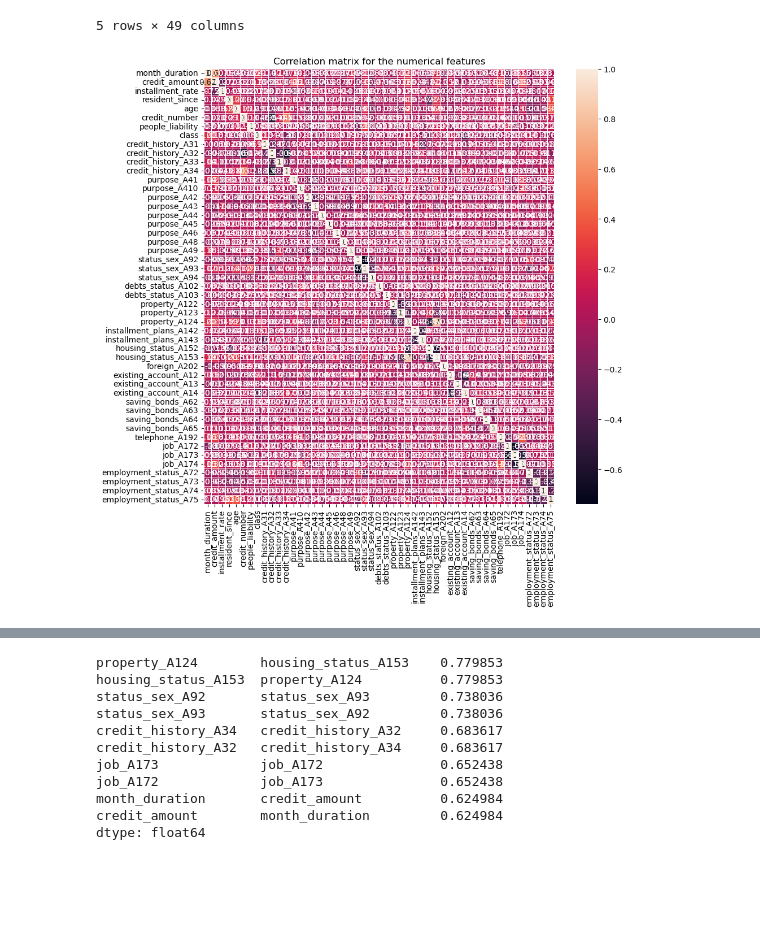
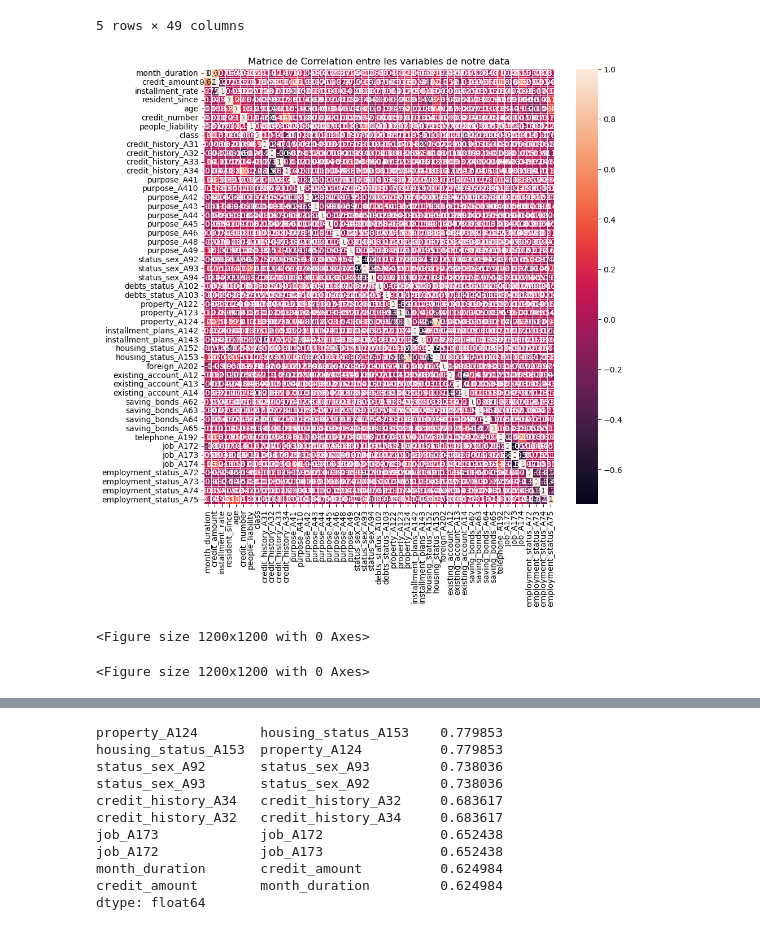
Before and after one commit to YounessSerrakhi/Credit_Risk_classification, a Jupyter notebook: notebooks/main.ipynb, the cells around one changed output, grey strips where cells are left out. Saved outputs shown, nothing was run; the diff lists cells and outputs as text; code cells hidden in the pictures; blank space fills up the shorter version.

```diff
--- a/notebooks/main.ipynb
+++ b/notebooks/main.ipynb
@@ -180,30 +229,30 @@ df_numerical.head()
 # %%
 df_numerical = df.copy()
 
 # List of categorical columns to be converted to dummy variables
 dummy_columns = [
     "credit_history", "purpose", "status_sex", "debts_status", "property",
     "installment_plans", "housing_status", "foreign", "existing_account",
     "saving_bonds", "telephone", "job", "employment_status"
 ]
 
 # Convert categorical columns to dummy variables
 df_numerical = pd.get_dummies(df_numerical, columns=dummy_columns, drop_first=True)
 
 # Ensure all columns are numeric
 df_numerical = df_numerical.apply(pd.to_numeric, errors='coerce')
 
 # Drop any columns that could not be converted to numeric
 df_numerical = df_numerical.dropna(axis=1, how='any')
 
 # Compute the correlation matrix
 corr = df_numerical.corr()
 
 # Plot the heatmap
 fig, ax = plt.subplots(figsize=(10, 10))
 ax = sns.heatmap(corr, annot=True, linewidths=0.5, xticklabels=corr.columns, yticklabels=corr.columns)
 ax.set_yticklabels(ax.get_yticklabels(), rotation=0)
-ax.set_title("Correlation matrix for the numerical features")
+ax.set_title("Matrice de Correlation entre les variables de notre data")
 plt.show()
 # %% [output]
-[figure, old version]
+[figure, new version]
@@ -209,0 +269,5 @@ plt.show()
+# %%
+plt.figure(figsize=(12,12))
+# %% [output]
+<Figure size 1200x1200 with 0 Axes>
+<Figure size 1200x1200 with 0 Axes>
```
Also changed, not shown: parts of 104 cells of this notebook, 1 other file.
